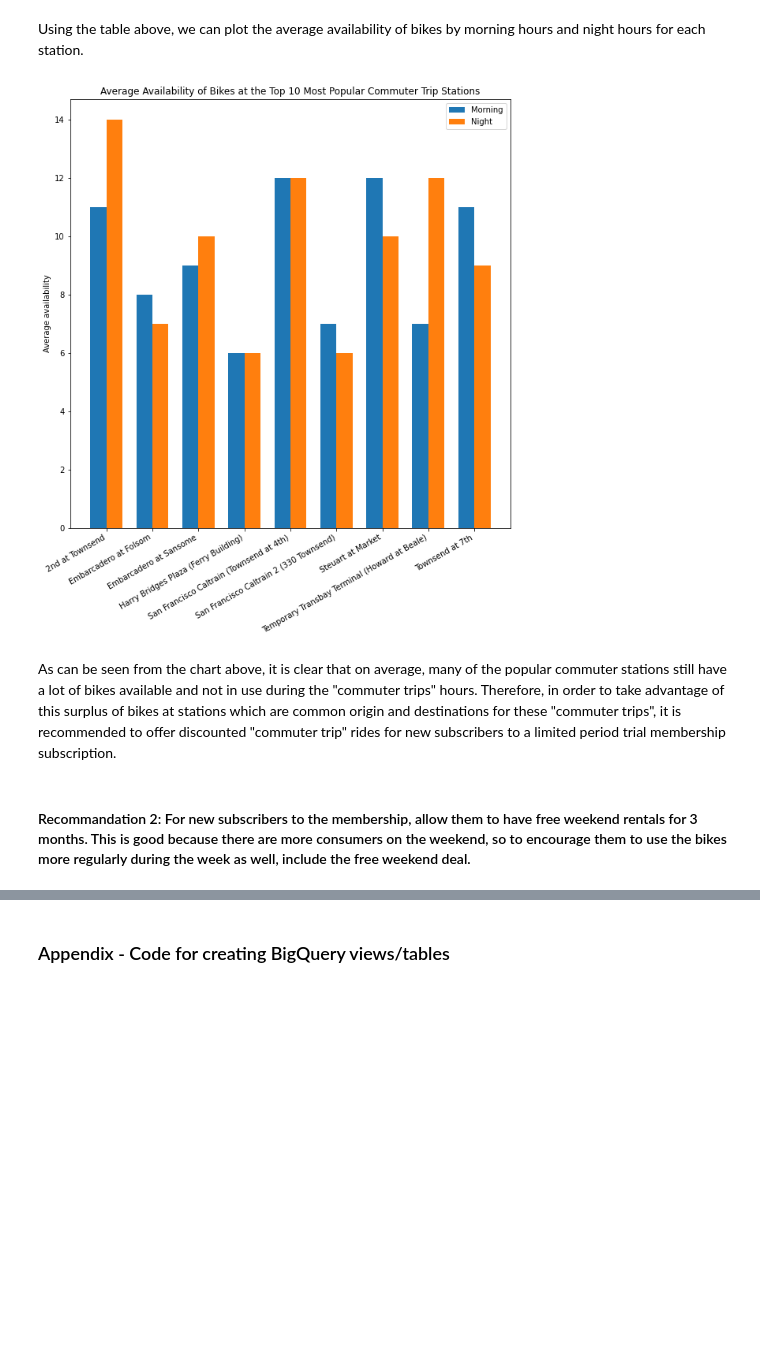
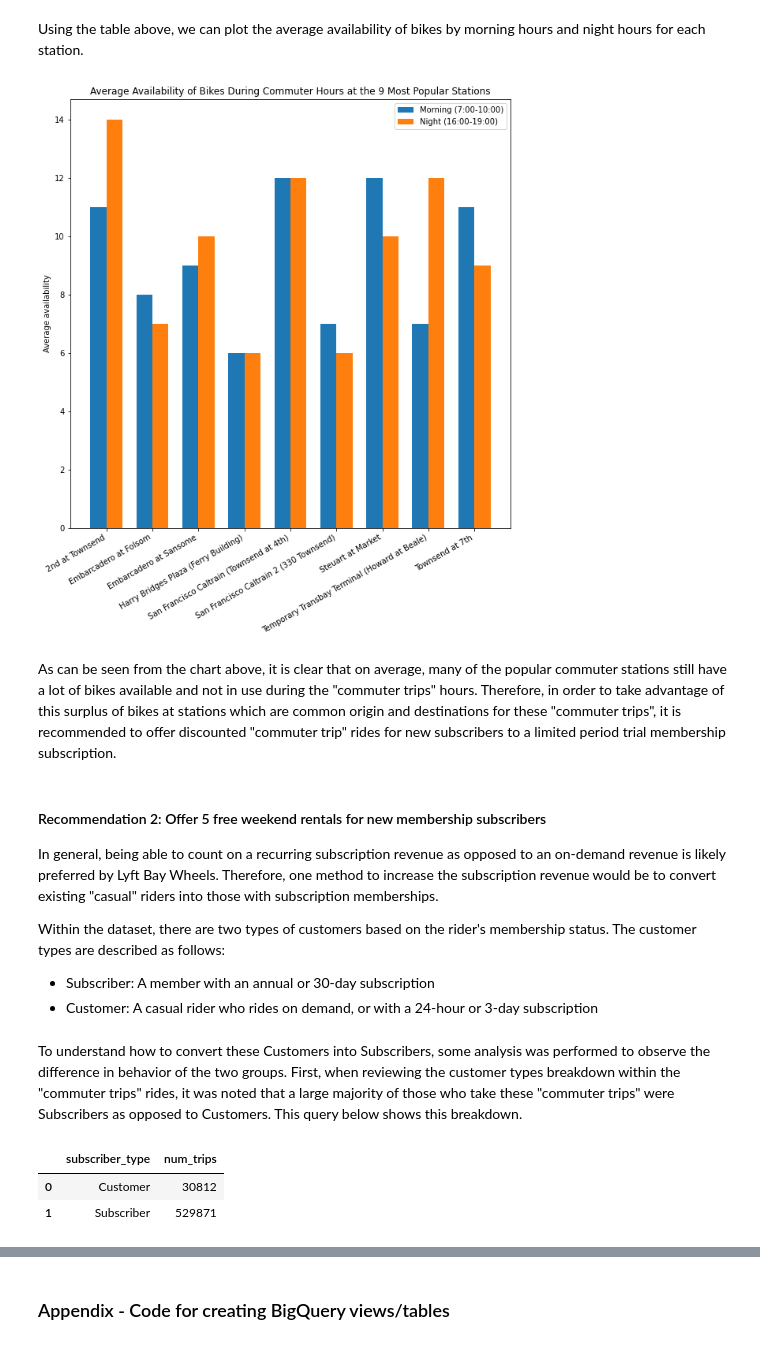
Before and after one commit to stemlock/Lyft_Bay_Wheels_Ridership_BigQuery_Analysis, a Jupyter notebook: Project_1.ipynb, the cells around one changed output, grey strips where cells are left out. Saved outputs shown, nothing was run; the diff lists cells and outputs as text; code cells hidden in the pictures; blank space fills up the shorter version.

Commit message:
Updated second recommendation

```diff
--- a/Project_1.ipynb
+++ b/Project_1.ipynb
@@ -157,28 +157,37 @@ Using the table above, we can plot the average availability of bikes by morning
 # %%
 # Retrieve the station labels and the corresponding morning and night bike availability
 stations = np.unique(df_top10_bike_avail['start_station_name'])
 morning_avail = df_top10_bike_avail[df_top10_bike_avail['trip_type'] == 'Commuter Trip Hours - Morning']['avg_bikes']
 night_avail = df_top10_bike_avail[df_top10_bike_avail['trip_type'] == 'Commuter Trip Hours - Night']['avg_bikes']
 
 # Create bar locations and set the bar width
 x = np.arange(len(stations))
 width = 0.35
 
 # Create the bar plots
 plt.figure(figsize=(10,10))
-plt.bar(x-width/2, morning_avail, width, label='Morning')
-plt.bar(x+width/2, night_avail, width, label='Night')
+plt.bar(x-width/2, morning_avail, width, label='Morning (7:00-10:00)')
+plt.bar(x+width/2, night_avail, width, label='Night (16:00-19:00)')
 
 # Add the labels and legend
-plt.title("Average Availability of Bikes at the Top 10 Most Popular Commuter Trip Stations")
+plt.title("Average Availability of Bikes During Commuter Hours at the 9 Most Popular Stations")
 plt.ylabel("Average availability")
 plt.xticks(x, stations, rotation=30, ha='right')
 plt.legend()
 
 plt.show()
 # %% [output]
-[figure, old version]
+[figure, new version]
 # %% [markdown]
 As can be seen from the chart above, it is clear that on average, many of the popular commuter stations still have a lot of bikes available and not in use during the "commuter trips" hours. Therefore, in order to take advantage of this surplus of bikes at stations which are common origin and destinations for these "commuter trips", it is recommended to offer discounted "commuter trip" rides for new subscribers to a limited period trial membership subscription.
-# %% [markdown]
-#### Recommandation 2: For new subscribers to the membership, allow them to have free weekend rentals for 3 months. This is good because there are more consumers on the weekend, so to encourage them to use the bikes more regularly during the week as well, include the free weekend deal.
+# %% [markdown]
+#### Recommendation 2: Offer 5 free weekend rentals for new membership subscribers
+
+In general, being able to count on a recurring subscription revenue as opposed to an on-demand revenue is likely preferred by Lyft Bay Wheels. Therefore, one method to increase the subscription revenue would be to convert existing "casual" riders into those with subscription memberships.
+
+Within the dataset, there are two types of customers based on the rider's membership status. The customer types are described as follows:
+
+- Subscriber: A member with an annual or 30-day subscription
+- Customer: A casual rider who rides on demand, or with a 24-hour or 3-day subscription
+# %% [markdown]
+To understand how to convert these Customers into Subscribers, some analysis was performed to observe the difference in behavior of the two groups. First, when reviewing the customer types breakdown within the "commuter trips" rides, it was noted that a large majority of those who take these "commuter trips" were Subscribers as opposed to Customers. This query below shows this breakdown.
@@ -184,0 +202,6 @@ As can be seen from the chart above, it is clear that on average, many of the po
+# %%
+df_commuter_sub_type
+# %% [output]
+|  | subscriber_type | num_trips |
+| 0 | Customer | 30812 |
+| 1 | Subscriber | 529871 |
```
Also changed, not shown: parts of 19 cells of this notebook.
